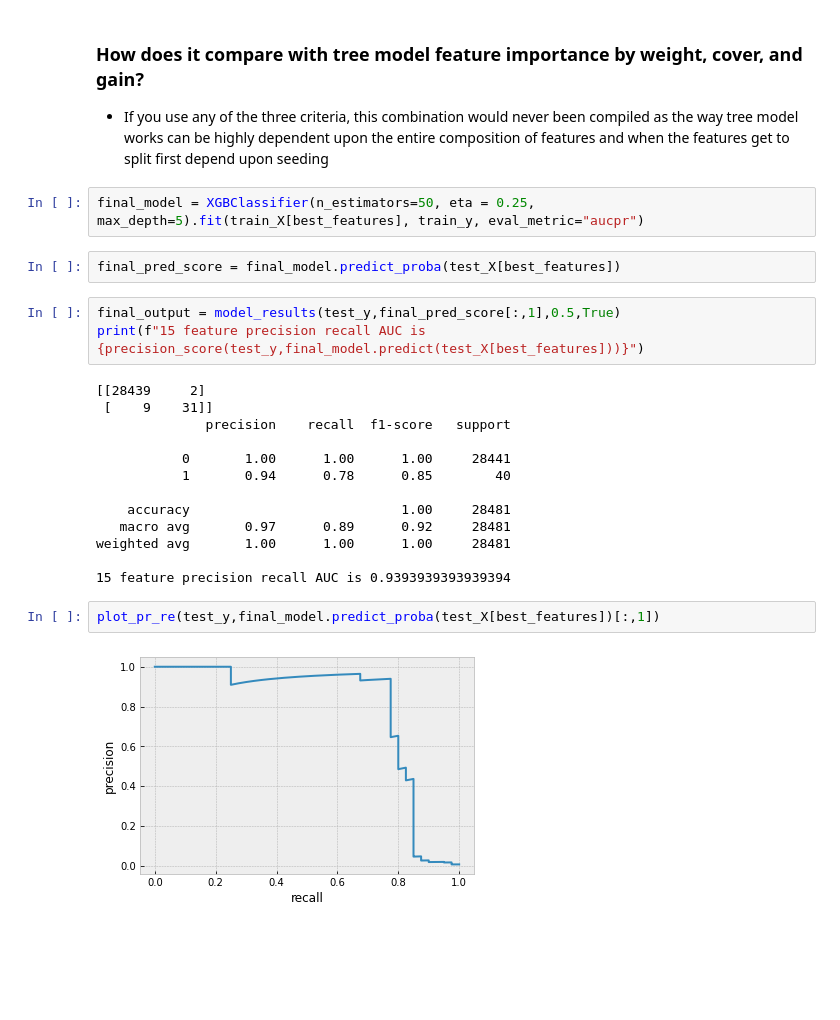
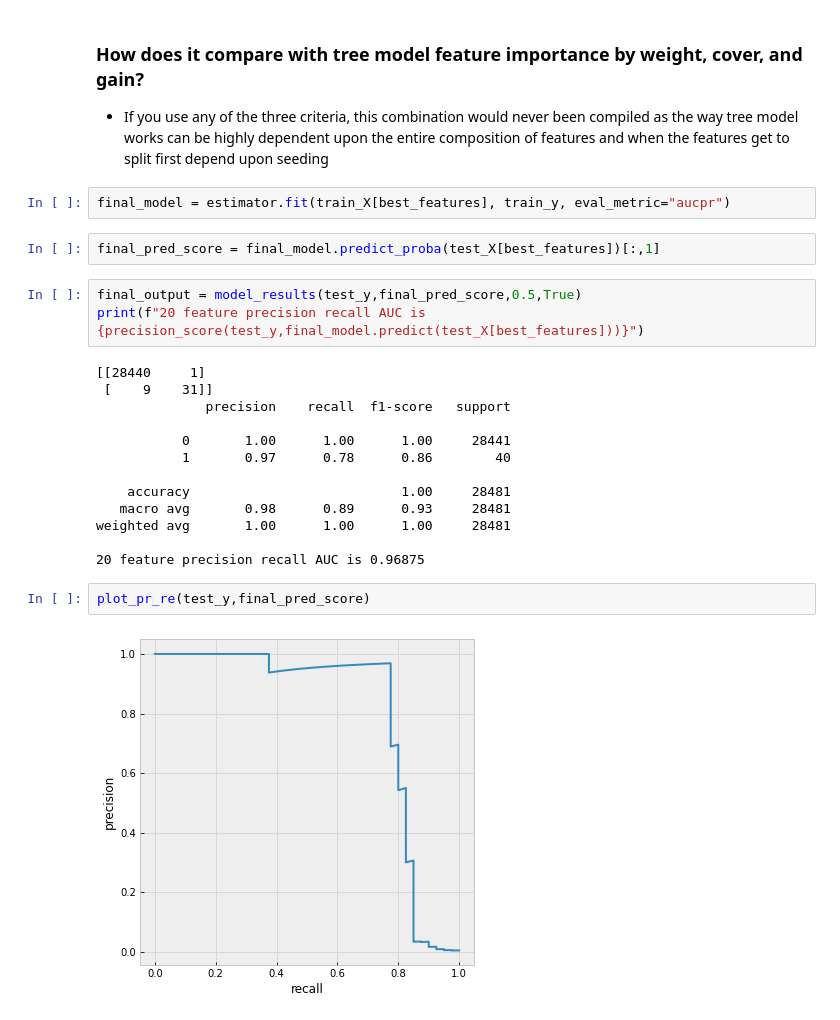
Before and after one commit to mzhou356/creditCardFraud, a Jupyter notebook: SupervisedLearning/notebooks/Xgboost_binary_classifier.ipynb, the cells around one changed output. Saved outputs shown, nothing was run; the diff lists cells and outputs as text; blank space fills up the shorter version.

```diff
--- a/SupervisedLearning/notebooks/Xgboost_binary_classifier.ipynb
+++ b/SupervisedLearning/notebooks/Xgboost_binary_classifier.ipynb
@@ -247,26 +277,26 @@ Index(['V28', 'Amount', 'V16', 'V3', 'V10', 'V4', 'V8', 'V14', 'V6', 'V13',
 ### How does it compare with tree model feature importance by weight, cover, and gain?
   * If you use any of the three criteria, this combination would never been compiled as the way tree model works can be highly dependent upon the entire composition of features and when the features get to split first depend upon seeding
 # %%
-final_model = XGBClassifier(n_estimators=50, eta = 0.25, max_depth=5).fit(train_X[best_features], train_y, eval_metric="aucpr")
+final_model = estimator.fit(train_X[best_features], train_y, eval_metric="aucpr")
 # %%
-final_pred_score = final_model.predict_proba(test_X[best_features])
+final_pred_score = final_model.predict_proba(test_X[best_features])[:,1]
 # %%
-final_output = model_results(test_y,final_pred_score[:,1],0.5,True)
-print(f"15 feature precision recall AUC is {precision_score(test_y,final_model.predict(test_X[best_features]))}")
+final_output = model_results(test_y,final_pred_score,0.5,True)
+print(f"20 feature precision recall AUC is {precision_score(test_y,final_model.predict(test_X[best_features]))}")
 # %% [output]
-[[28439     2]
+[[28440     1]
  [    9    31]]
               precision    recall  f1-score   support
 
            0       1.00      1.00      1.00     28441
-           1       0.94      0.78      0.85        40
+           1       0.97      0.78      0.86        40
 
     accuracy                           1.00     28481
-   macro avg       0.97      0.89      0.92     28481
+   macro avg       0.98      0.89      0.93     28481
 weighted avg       1.00      1.00      1.00     28481
 
-15 feature precision recall AUC is 0.9393939393939394
+20 feature precision recall AUC is 0.96875
-# %%
-plot_pr_re(test_y,final_model.predict_proba(test_X[best_features])[:,1])
-# %% [output]
-[figure, removed]
+# %%
+plot_pr_re(test_y,final_pred_score)
+# %% [output]
+[figure, added]
```
Also changed, not shown: parts of 55 cells of this notebook.
